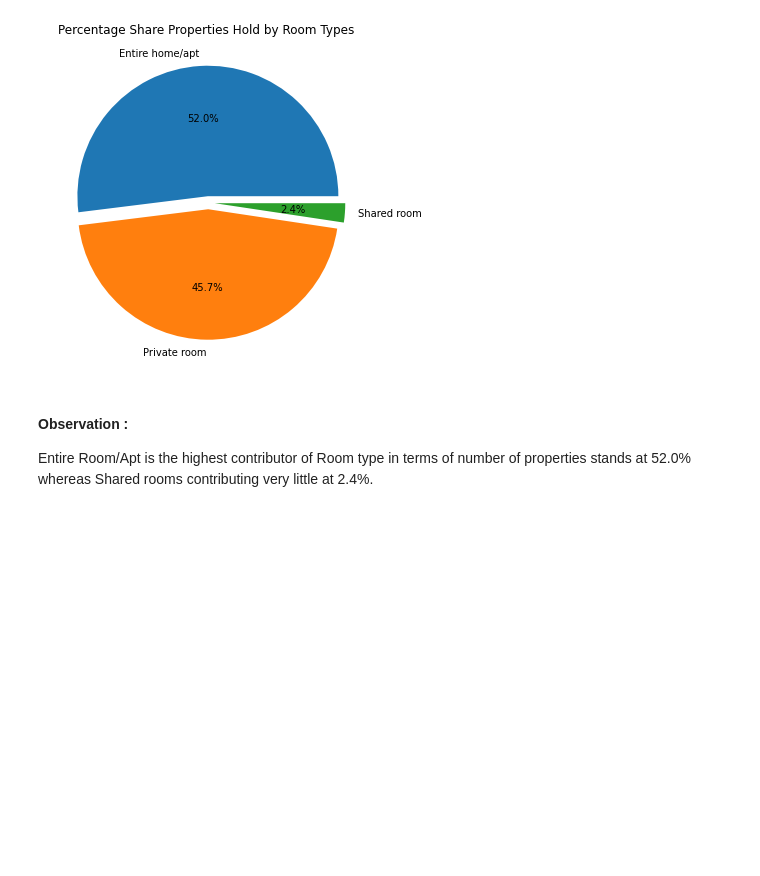
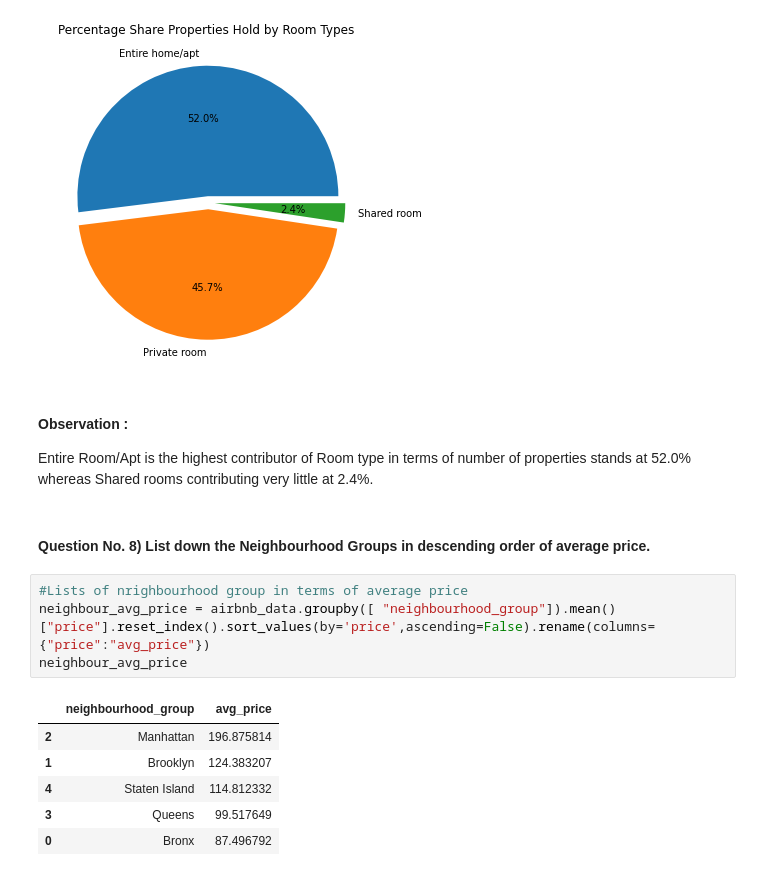
Before and after one commit to KaustubhDhurve/Capstone-Project-Airbnb-Data-Analysis, a Jupyter notebook: Copy_of_Airbnb_Bookings_Analysis_Capstone_Project.ipynb, the cells around one changed output. Cells and saved outputs as stored; diff of their text form; blank space fills up the shorter version.

```diff
--- a/Copy_of_Airbnb_Bookings_Analysis_Capstone_Project.ipynb
+++ b/Copy_of_Airbnb_Bookings_Analysis_Capstone_Project.ipynb
@@ -265,3 +265,16 @@ Text(0.5, 1.0, 'Percentage Share Properties Hold by Room Types ')
 # %% [markdown]
 #### **Observation :**
 Entire Room/Apt is the highest contributor of Room type in terms of number of properties stands at 52.0% whereas Shared rooms contributing very little at 2.4%.
+# %% [markdown]
+#### **Question No. 8)** List down the  Neighbourhood Groups in descending order of average price.
+# %%
+#Lists of nrighbourhood group in terms of average price
+neighbour_avg_price = airbnb_data.groupby([ "neighbourhood_group"]).mean()["price"].reset_index().sort_values(by='price',ascending=False).rename(columns={"price":"avg_price"})
+neighbour_avg_price
+# %% [output]
+|  | neighbourhood_group | avg_price |
+| 2 | Manhattan | 196.875814 |
+| 1 | Brooklyn | 124.383207 |
+| 4 | Staten Island | 114.812332 |
+| 3 | Queens | 99.517649 |
+| 0 | Bronx | 87.496792 |
```
Also changed, not shown: parts of 2 cells of this notebook.
